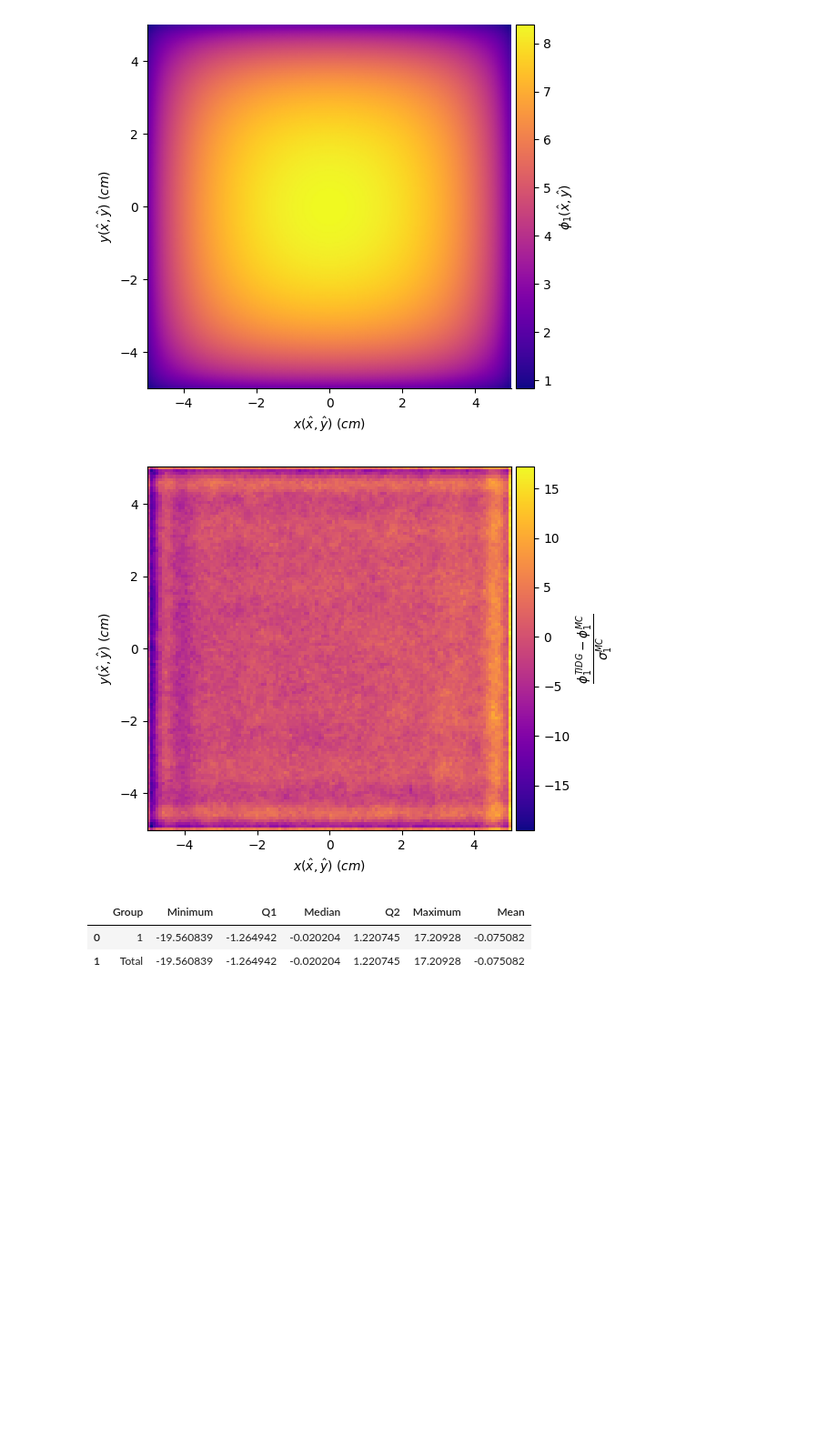
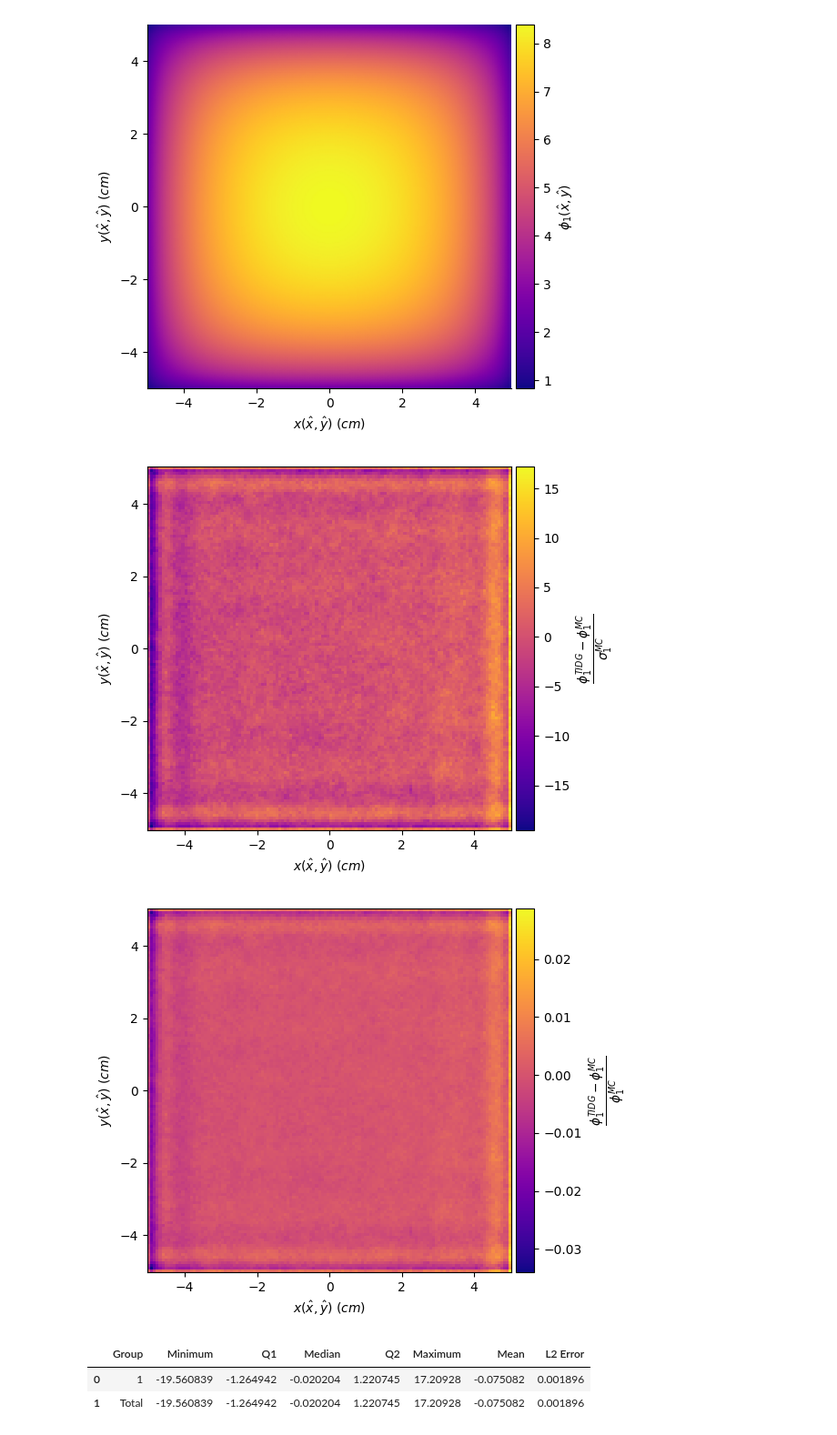
Before and after one commit to myerspat/ttnte, a Jupyter notebook: notebooks/fixed_source/square/square.ipynb, the cells around one changed output. Shown at 91% size. Drawn from its saved outputs; the diff is of its cells as text; code cells hidden in the pictures; blank space fills up the shorter version.

```diff
--- a/notebooks/fixed_source/square/square.ipynb
+++ b/notebooks/fixed_source/square/square.ipynb
@@ -203,7 +223,7 @@ stats = {
     **{
         name: np.zeros(xs_server.num_groups + 1)
         for name in
-        ["Minimum", "Q1", "Median", "Q2", "Maximum", "Mean"]
+        ["Minimum", "Q1", "Median", "Q2", "Maximum", "Mean", "L2 Error"]
     },
 }
 
@@ -231,7 +251,7 @@ for g in range(xs_server.num_groups):
     ax.set_xlabel(r"$x(\hat{x}, \hat{y})~(cm)$")
     ax.set_ylabel(r"$y(\hat{x}, \hat{y})~(cm)$")
     plt.tight_layout()
-    plt.savefig(f"./figs/phi_{g + 1}_error.png", dpi=300)
+    plt.savefig(f"./figs/phi_{g + 1}_zscore.png", dpi=300)
     plt.show()
 
     # Get some stats
@@ -248,9 +268,51 @@ stats["Median"][-1] = np.median(z)
 stats["Q2"][-1] = np.percentile(z, 75)
 stats["Maximum"][-1] = np.max(z)
 stats["Mean"][-1] = np.mean(z)
-pd.DataFrame(stats)
 # %% [output]
 [figure]
-|  | Group | Minimum | Q1 | Median | Q2 | Maximum | Mean |
-| 0 | 1 | -19.560839 | -1.264942 | -0.020204 | 1.220745 | 17.20928 | -0.075082 |
-| 1 | Total | -19.560839 | -1.264942 | -0.020204 | 1.220745 | 17.20928 | -0.075082 |
+# %%
+relative_error = (phi_avg - phi_mc) / phi_mc
+
+for g in range(xs_server.num_groups):
+    # Plot z-score
+    plt.clf()
+    ax = plt.gca()
+    cmesh = ax.pcolormesh(X, Y, relative_error[g,], cmap="plasma")
+    divider = make_axes_locatable(ax)
+    cbar = plt.colorbar(
+        cmesh,
+        cax=divider.append_axes("right", size="5%", pad=0.05),
+    )
+    cbar.set_label(
+        "$\\frac{\\phi^{TIDG}_{"
+        + str(g + 1)
+        + "} - \\phi^{MC}_{"
+        + str(g + 1)
+        + "}}{\\phi^{MC}_{"
+        + str(g + 1)
+        + "}}$",
+        size=14
+    )
+    ax.set_aspect("equal")
+    ax.set_xlabel(r"$x(\hat{x}, \hat{y})~(cm)$")
+    ax.set_ylabel(r"$y(\hat{x}, \hat{y})~(cm)$")
+    plt.tight_layout()
+    plt.savefig(f"./figs/phi_{g + 1}_error.png", dpi=300)
+    plt.show()
+
+    # Calculate L2-error
+    stats["L2 Error"][g] = (
+        np.linalg.norm((phi_avg[g,] - phi_mc[g,]).flatten(), 2)
+        / np.linalg.norm(phi_mc[g,].flatten(), 2)
+    )
+
+stats["L2 Error"][-1] = (
+    np.linalg.norm((phi_avg - phi_mc).flatten(), 2)
+    / np.linalg.norm(phi_mc.flatten(), 2)
+)
+pd.DataFrame(stats)
+# %% [output]
+[figure, added]
+|  | Group | Minimum | Q1 | Median | Q2 | Maximum | Mean | L2 Error |
+| 0 | 1 | -19.560839 | -1.264942 | -0.020204 | 1.220745 | 17.20928 | -0.075082 | 0.001896 |
+| 1 | Total | -19.560839 | -1.264942 | -0.020204 | 1.220745 | 17.20928 | -0.075082 | 0.001896 |
```
Also changed, not shown: parts of 4 cells of this notebook, 17 other files.
